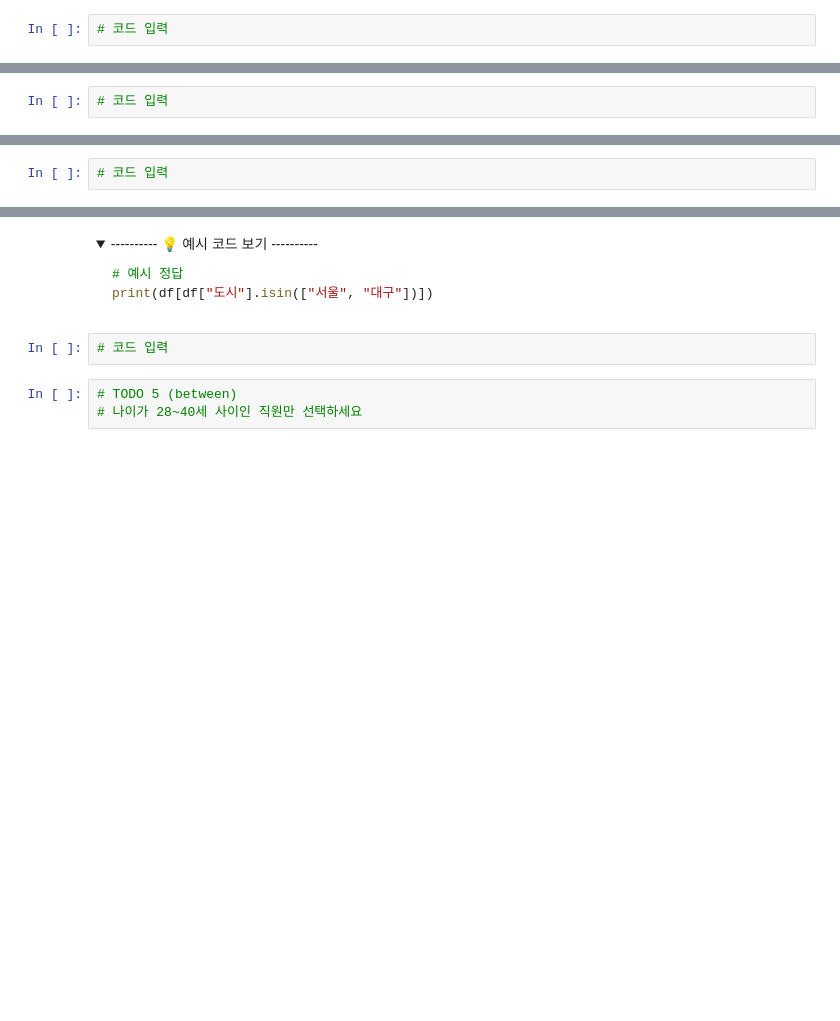
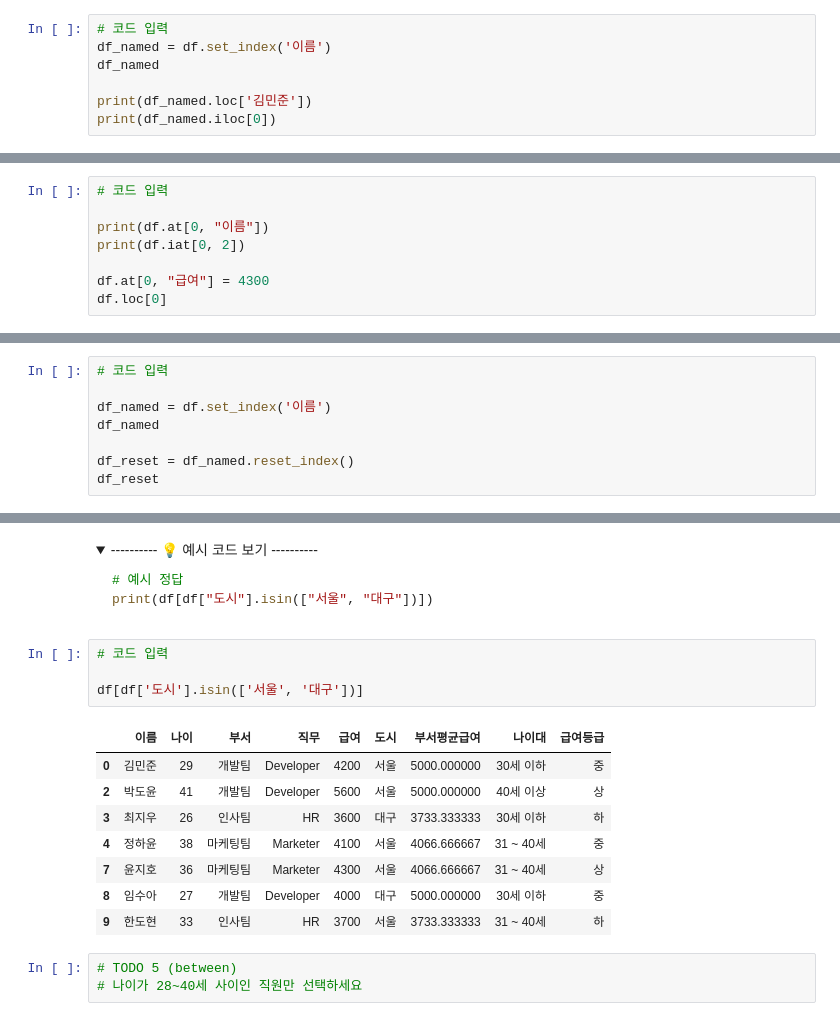
Before and after one commit to qnrPwjd/EST_AI_Challengers_Code, a Jupyter notebook: Week2/CH07_EDA_기술통계분석.ipynb, the cells around one changed output, grey strips where cells are left out. Drawn from its saved outputs; the diff is of its cells as text; folded sections open; blank space fills up the shorter version.

```diff
--- a/Week2/CH07_EDA_기술통계분석.ipynb
+++ b/Week2/CH07_EDA_기술통계분석.ipynb
@@ -766,3 +1195,8 @@ print(df_named.iloc[0])              # ✅ 0번째 위치(=김민준의 행)로
 </details>
 # %%
 # 코드 입력
+df_named = df.set_index('이름')
+df_named
+
+print(df_named.loc['김민준'])
+print(df_named.iloc[0])
@@ -879,3 +1408,9 @@ print(df.loc[0])
 </details>
 # %%
 # 코드 입력
+
+print(df.at[0, "이름"])
+print(df.iat[0, 2])
+
+df.at[0, "급여"] = 4300
+df.loc[0]
@@ -898,3 +1443,9 @@ print(df_reset.head())
 </details>
 # %%
 # 코드 입력
+
+df_named = df.set_index('이름')
+df_named
+
+df_reset = df_named.reset_index()
+df_reset
@@ -1037,6 +1633,17 @@ print(df[df["도시"].isin(["서울", "대구"])])
 </details>
 # %%
 # 코드 입력
+
+df[df['도시'].isin(['서울', '대구'])]
+# %% [output]
+|  | 이름 | 나이 | 부서 | 직무 | 급여 | 도시 | 부서평균급여 | 나이대 | 급여등급 |
+| 0 | 김민준 | 29 | 개발팀 | Developer | 4200 | 서울 | 5000.000000 | 30세 이하 | 중 |
+| 2 | 박도윤 | 41 | 개발팀 | Developer | 5600 | 서울 | 5000.000000 | 40세 이상 | 상 |
+| 3 | 최지우 | 26 | 인사팀 | HR | 3600 | 대구 | 3733.333333 | 30세 이하 | 하 |
+| 4 | 정하윤 | 38 | 마케팅팀 | Marketer | 4100 | 서울 | 4066.666667 | 31 ~ 40세 | 중 |
+| 7 | 윤지호 | 36 | 마케팅팀 | Marketer | 4300 | 서울 | 4066.666667 | 31 ~ 40세 | 상 |
+| 8 | 임수아 | 27 | 개발팀 | Developer | 4000 | 대구 | 5000.000000 | 30세 이하 | 중 |
+| 9 | 한도현 | 33 | 인사팀 | HR | 3700 | 서울 | 3733.333333 | 31 ~ 40세 | 하 |
 # %%
 # TODO 5 (between)
 # 나이가 28~40세 사이인 직원만 선택하세요
```
Also changed, not shown: parts of 79 cells of this notebook, 1 other file.
